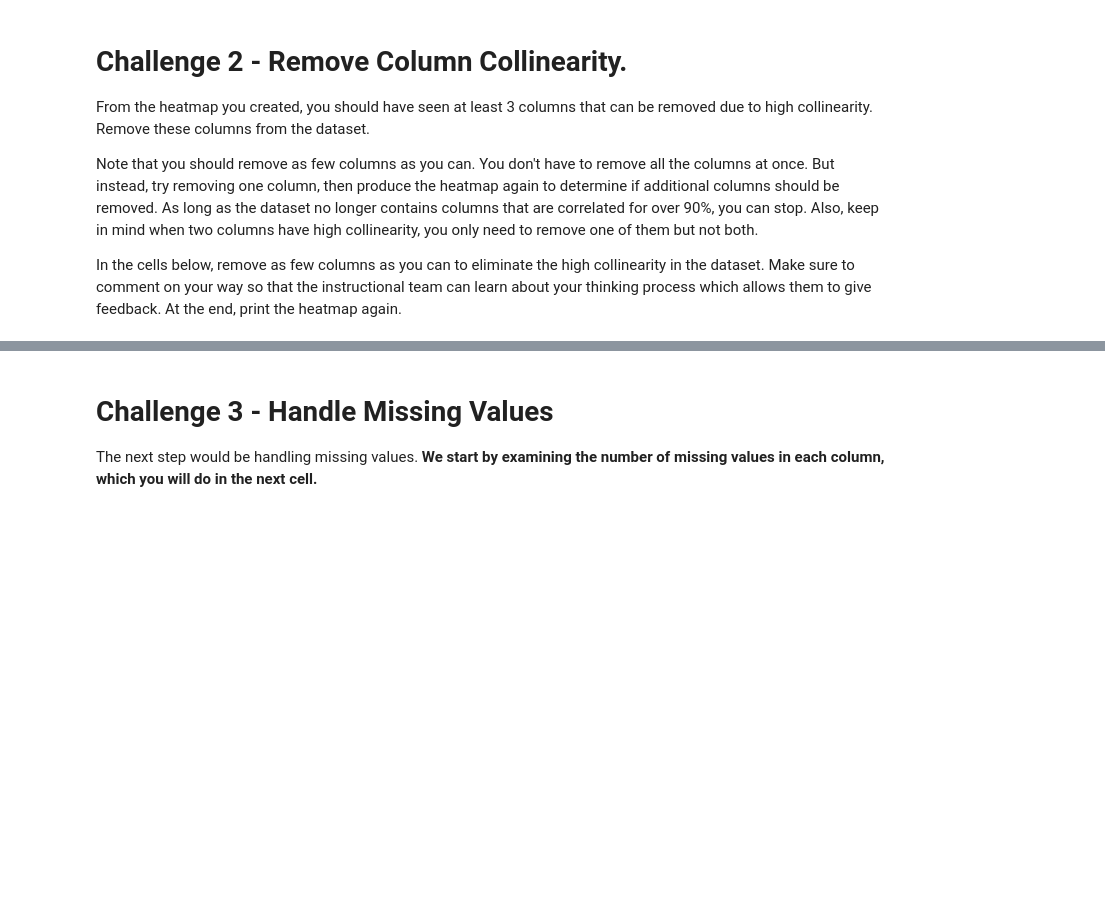
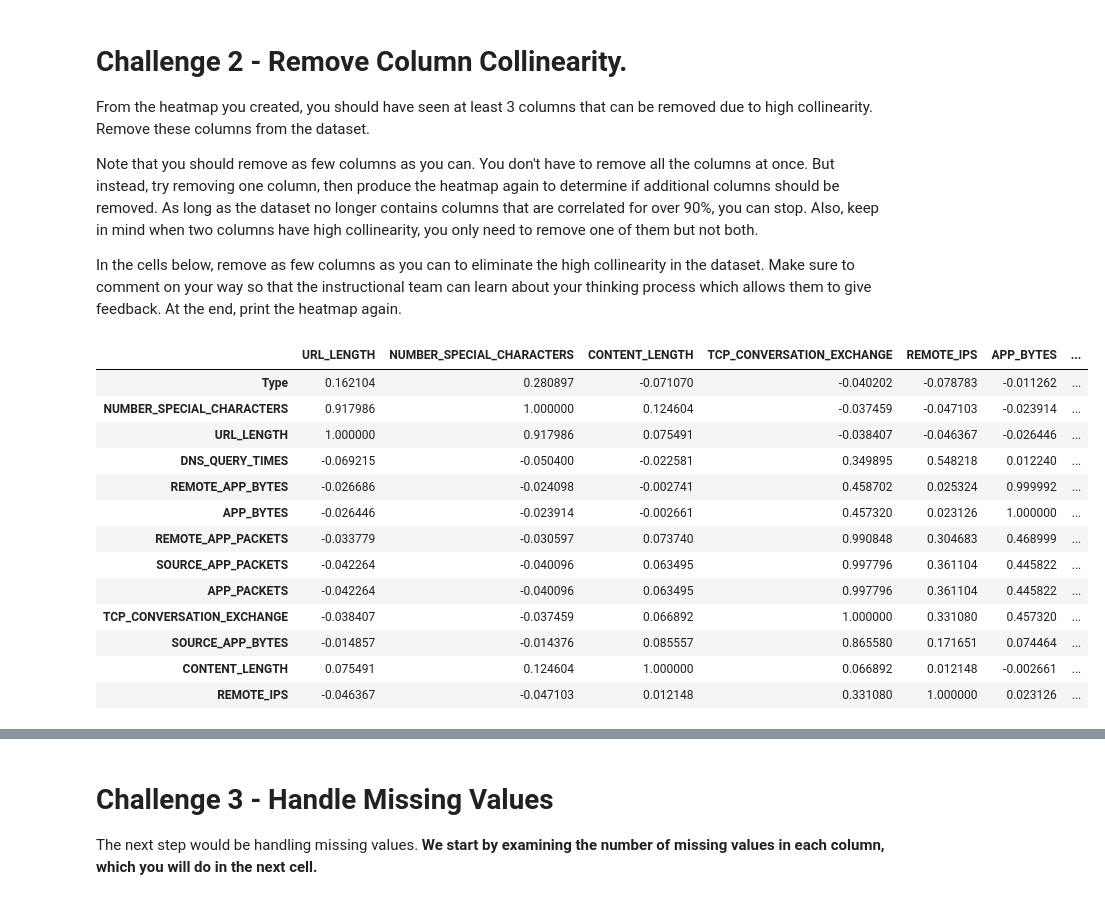
Before and after one commit to Ironhack-Data-Madrid-Febrero-2021/lab-supervised-learning, a Jupyter notebook: your-code/main.ipynb, the cells around one changed output, grey strips where cells are left out. Saved outputs shown, nothing was run; the diff lists cells and outputs as text; code cells hidden in the pictures; blank space fills up the shorter version.

```diff
--- a/your-code/main.ipynb
+++ b/your-code/main.ipynb
@@ -161,0 +198,21 @@ In the cells below, remove as few columns as you can to eliminate the high colli
+# %%
+## We delete the column with worst correlation with Type
+
+data= websites.drop("DIST_REMOTE_TCP_PORT", axis=1, inplace=False)
+corr = data.corr().sort_values('Type', ascending=False)
+corr
+# %% [output]
+|  | URL_LENGTH | NUMBER_SPECIAL_CHARACTERS | CONTENT_LENGTH | TCP_CONVERSATION_EXCHANGE | REMOTE_IPS | APP_BYTES | ... |
+| Type | 0.162104 | 0.280897 | -0.071070 | -0.040202 | -0.078783 | -0.011262 | ... |
+| NUMBER_SPECIAL_CHARACTERS | 0.917986 | 1.000000 | 0.124604 | -0.037459 | -0.047103 | -0.023914 | ... |
+| URL_LENGTH | 1.000000 | 0.917986 | 0.075491 | -0.038407 | -0.046367 | -0.026446 | ... |
+| DNS_QUERY_TIMES | -0.069215 | -0.050400 | -0.022581 | 0.349895 | 0.548218 | 0.012240 | ... |
+| REMOTE_APP_BYTES | -0.026686 | -0.024098 | -0.002741 | 0.458702 | 0.025324 | 0.999992 | ... |
+| APP_BYTES | -0.026446 | -0.023914 | -0.002661 | 0.457320 | 0.023126 | 1.000000 | ... |
+| REMOTE_APP_PACKETS | -0.033779 | -0.030597 | 0.073740 | 0.990848 | 0.304683 | 0.468999 | ... |
+| SOURCE_APP_PACKETS | -0.042264 | -0.040096 | 0.063495 | 0.997796 | 0.361104 | 0.445822 | ... |
+| APP_PACKETS | -0.042264 | -0.040096 | 0.063495 | 0.997796 | 0.361104 | 0.445822 | ... |
+| TCP_CONVERSATION_EXCHANGE | -0.038407 | -0.037459 | 0.066892 | 1.000000 | 0.331080 | 0.457320 | ... |
+| SOURCE_APP_BYTES | -0.014857 | -0.014376 | 0.085557 | 0.865580 | 0.171651 | 0.074464 | ... |
+| CONTENT_LENGTH | 0.075491 | 0.124604 | 1.000000 | 0.066892 | 0.012148 | -0.002661 | ... |
+| REMOTE_IPS | -0.046367 | -0.047103 | 0.012148 | 0.331080 | 1.000000 | 0.023126 | ... |
```
Also changed, not shown: parts of 24 cells of this notebook.
